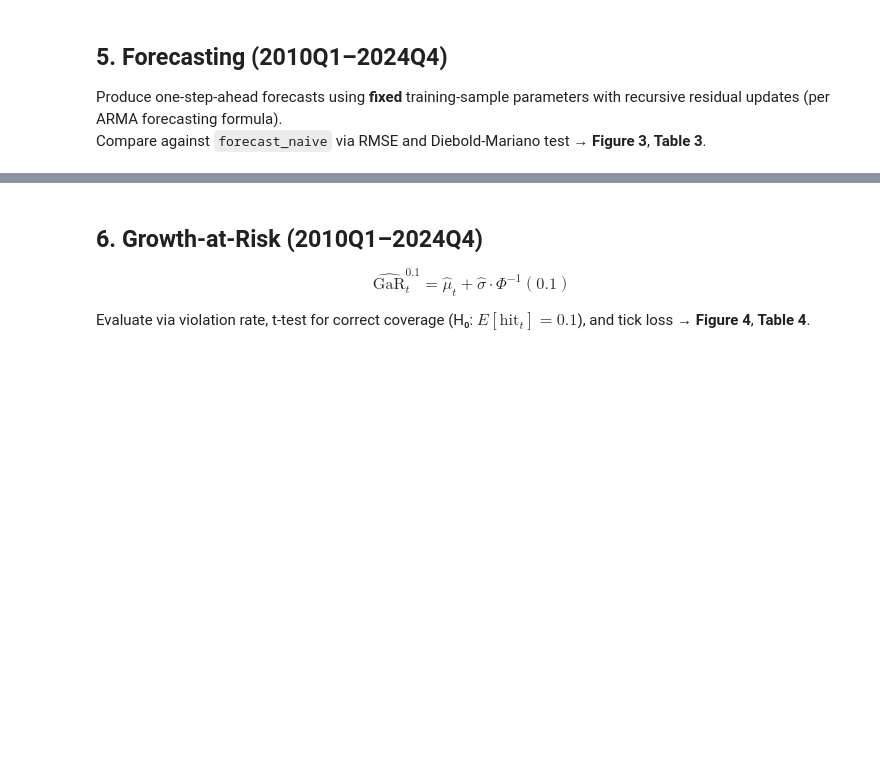
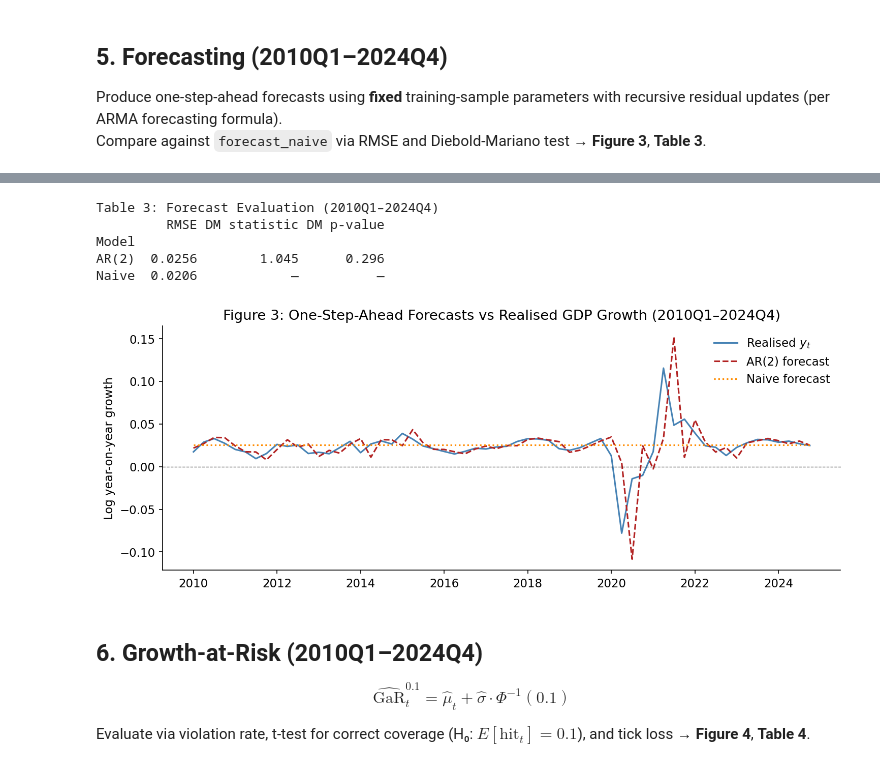
Before and after one commit to rohde01/Econometrics-II, a Jupyter notebook: Assignment1/main.ipynb, the cells around one changed output, grey strips where cells are left out. Drawn from its saved outputs; the diff is of its cells as text; code cells hidden in the pictures; blank space fills up the shorter version.

```diff
--- a/Assignment1/main.ipynb
+++ b/Assignment1/main.ipynb
@@ -110,5 +159,8 @@ print(table1.to_string())
 # %%
-# Select preferred model (update label after inspecting Table 1)
-PREFERRED_LABEL = "AR(1)"  # <-- update after running Table 1
+# Select preferred model based on Table 1:
+# AR(2) has the best BIC (most parsimonious criterion) and its AIC is virtually
+# identical to AR(3). AR(1) is rejected — Ljung-Box p=0.002 signals residual
+# autocorrelation; AR(3) adds one unnecessary parameter over AR(2).
+PREFERRED_LABEL = "AR(2)"
 preferred = fitted_models[PREFERRED_LABEL]
 print(preferred.summary())
@@ -173,29 +302,56 @@ print(f"Forecast obs: {len(forecast_model)}")
 # %%
-# Forecast evaluation: RMSE
+# Forecast evaluation: RMSE and Diebold-Mariano test
 e_model = eval_y.values - forecast_model.values
 e_naive = eval_y.values - forecast_naive.values
 
 rmse_model = np.sqrt(np.mean(e_model**2))
 rmse_naive = np.sqrt(np.mean(e_naive**2))
-print(f"RMSE model : {rmse_model:.4f}")
-print(f"RMSE naive : {rmse_naive:.4f}")
 
-# Diebold-Mariano test (H0: equal MSE)
-d = e_model**2 - e_naive**2
+# Diebold-Mariano test (H0: equal MSE) — Harvey, Leybourne & Newbold (1997) version
+d      = e_model**2 - e_naive**2
 T_eval = len(d)
 dm_stat = np.mean(d) / (np.std(d, ddof=1) / np.sqrt(T_eval))
 dm_pval = 2 * (1 - stats.norm.cdf(abs(dm_stat)))
-print(f"\nDiebold-Mariano: DM={dm_stat:.3f}, p-value={dm_pval:.3f}")
+
+# Table 3
+table3 = pd.DataFrame(
+    {
+        "Model":           [PREFERRED_LABEL,    "Naive"],
+        "RMSE":            [round(rmse_model, 4), round(rmse_naive, 4)],
+        "DM statistic":    [f"{dm_stat:.3f}",     "—"],
+        "DM p-value":      [f"{dm_pval:.3f}",     "—"],
+    }
+).set_index("Model")
+
+print("Table 3: Forecast Evaluation (2010Q1–2024Q4)")
+print(table3.to_string())
+# %% [output]
+Table 3: Forecast Evaluation (2010Q1–2024Q4)
+         RMSE DM statistic DM p-value
+Model
+AR(2)  0.0256        1.045      0.296
+Naive  0.0206            —          —
 # %%
 # Figure 3: Realised y_t vs model forecast vs naive forecast (eval period)
 fig, ax = plt.subplots(figsize=(10, 4))
-# TODO: plot eval_y, forecast_model, forecast_naive
-ax.set_title("Figure 3: One-Step-Ahead Forecasts (2010Q1–2024Q4)")
-ax.set_ylabel("Year-on-year growth")
-ax.legend()
+dates_eval = eval_y.index.to_timestamp()
+
+ax.plot(dates_eval, eval_y.values,         color="steelblue",  linewidth=1.5,
+        label="Realised $y_t$")
+ax.plot(dates_eval, forecast_model.values, color="firebrick",   linewidth=1.5,
+        linestyle="--", label=f"{PREFERRED_LABEL} forecast")
+ax.plot(dates_eval, forecast_naive.values, color="darkorange",  linewidth=1.5,
+        linestyle=":",  label="Naive forecast")
+ax.axhline(0, color="black", linewidth=0.7, linestyle="--", alpha=0.6)
+ax.xaxis.set_major_formatter(mdates.DateFormatter("%Y"))
+ax.set_title("Figure 3: One-Step-Ahead Forecasts vs Realised GDP Growth (2010Q1–2024Q4)")
+ax.set_ylabel("Log year-on-year growth")
+ax.legend(frameon=False)
 plt.tight_layout()
-# plt.savefig("figures/fig3_forecasts.pdf")
+plt.savefig("figures/fig3_forecasts.pdf", bbox_inches="tight")
 plt.show()
+# %% [output]
+[figure, added]
 # %% [markdown]
 ## 6. Growth-at-Risk (2010Q1–2024Q4)
 
```
Also changed, not shown: parts of 15 cells of this notebook.
